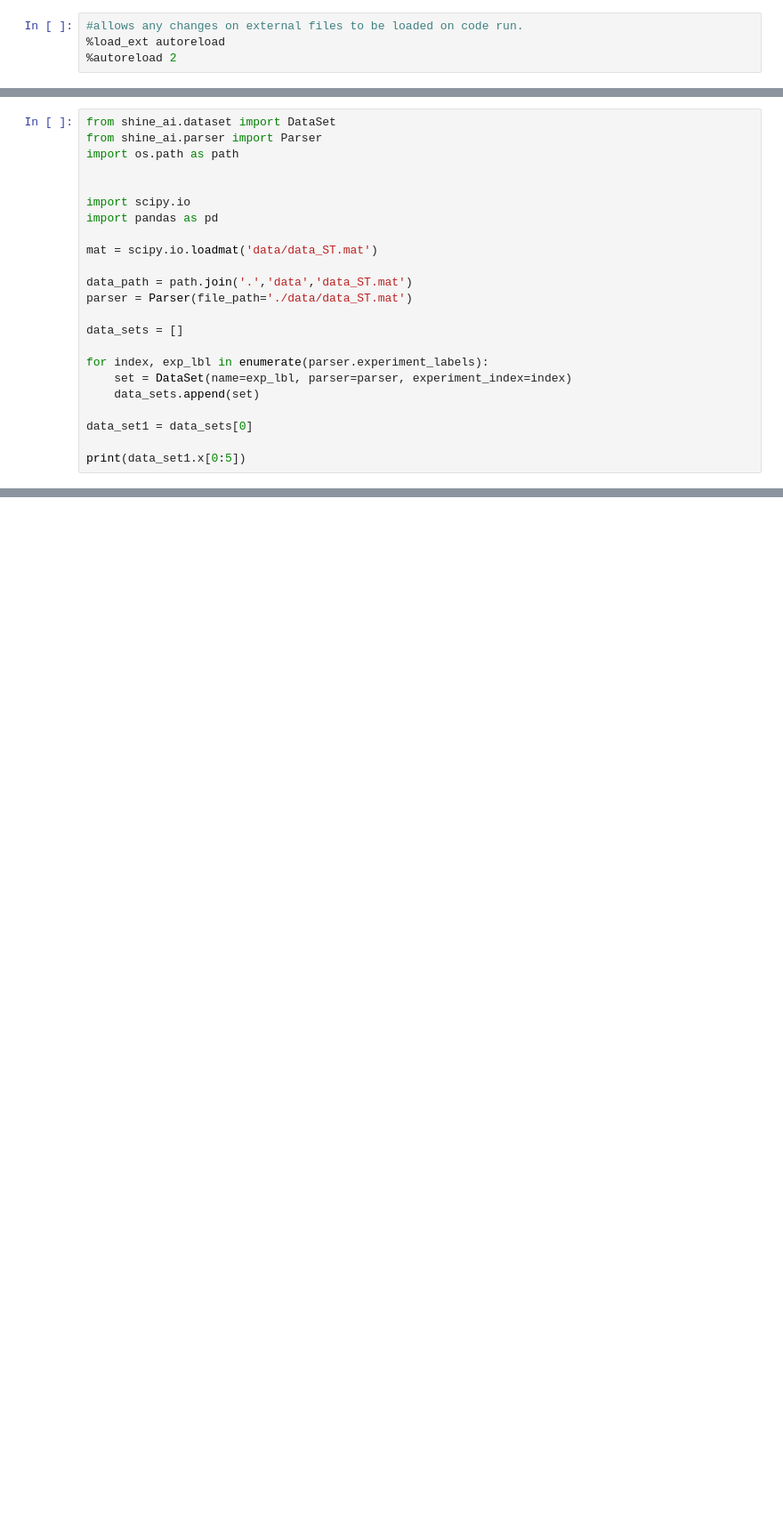
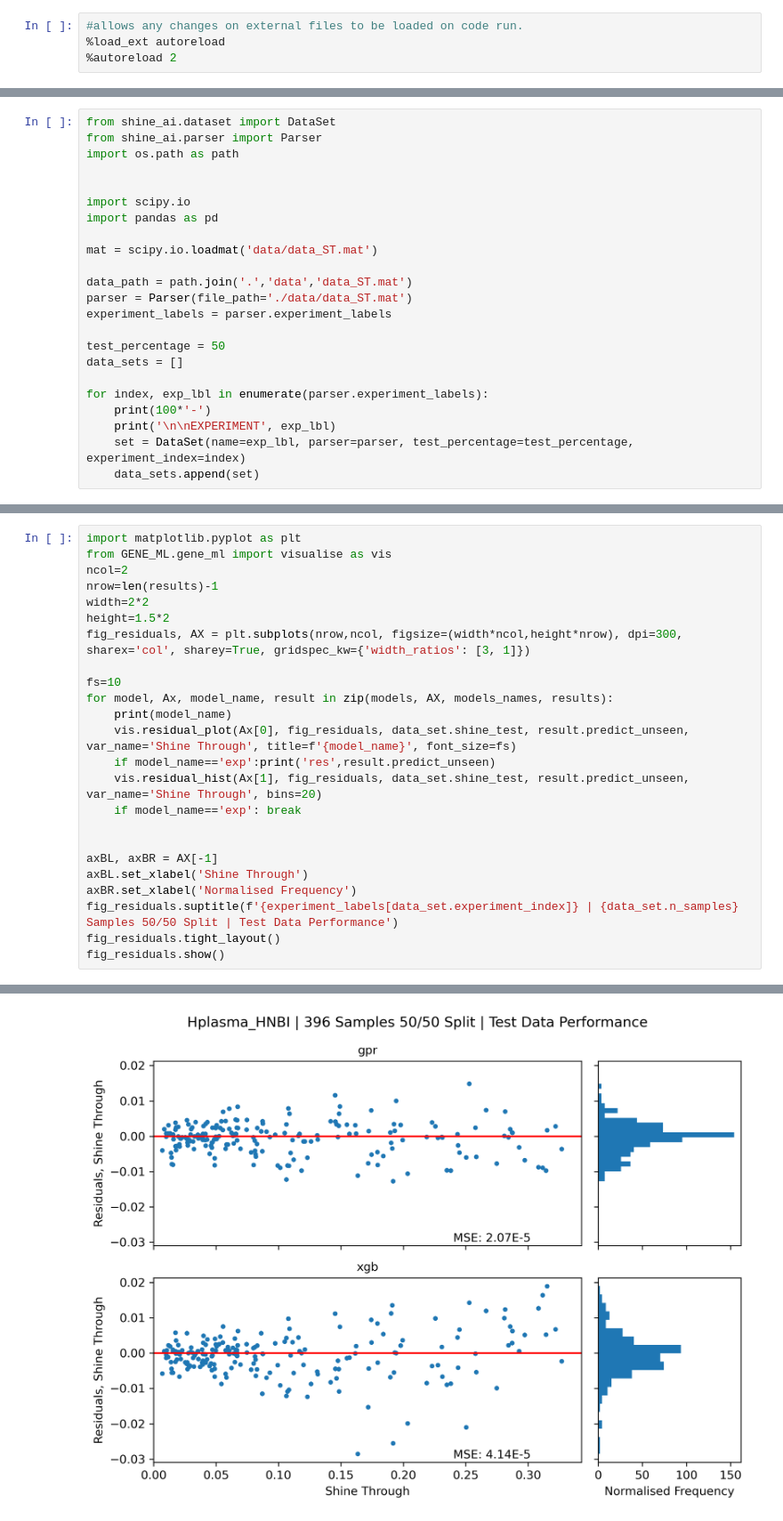
Before and after one commit to DanHarJor/ShineThrough, a Jupyter notebook: firstlook.ipynb, the cells around one changed output, grey strips where cells are left out. Shown at 89% size. Cells and saved outputs as stored; diff of their text form; blank space fills up the shorter version.

```diff
--- a/firstlook.ipynb
+++ b/firstlook.ipynb
@@ -15,14 +17,14 @@ mat = scipy.io.loadmat('data/data_ST.mat')
 
 data_path = path.join('.','data','data_ST.mat')
 parser = Parser(file_path='./data/data_ST.mat')
+experiment_labels = parser.experiment_labels
 
+test_percentage = 50
 data_sets = []
 
 for index, exp_lbl in enumerate(parser.experiment_labels):
-    set = DataSet(name=exp_lbl, parser=parser, experiment_index=index)
+    print(100*'-')
+    print('\n\nEXPERIMENT', exp_lbl)
+    set = DataSet(name=exp_lbl, parser=parser, test_percentage=test_percentage, experiment_index=index)
     data_sets.append(set)
-
-data_set1 = data_sets[0]
-
-print(data_set1.x[0:5])
 # %% [output]
@@ -70,0 +110,25 @@ TypeError: 'RangeIndex' object is not callable
+# %%
+import matplotlib.pyplot as plt
+from GENE_ML.gene_ml import visualise as vis
+ncol=2
+nrow=len(results)-1
+width=2*2
+height=1.5*2
+fig_residuals, AX = plt.subplots(nrow,ncol, figsize=(width*ncol,height*nrow), dpi=300, sharex='col', sharey=True, gridspec_kw={'width_ratios': [3, 1]})
+
+fs=10
+for model, Ax, model_name, result in zip(models, AX, models_names, results):
+    print(model_name)
+    vis.residual_plot(Ax[0], fig_residuals, data_set.shine_test, result.predict_unseen, var_name='Shine Through', title=f'{model_name}', font_size=fs)
+    if model_name=='exp':print('res',result.predict_unseen)
+    vis.residual_hist(Ax[1], fig_residuals, data_set.shine_test, result.predict_unseen, var_name='Shine Through', bins=20)
+    if model_name=='exp': break
+
+
+axBL, axBR = AX[-1]
+axBL.set_xlabel('Shine Through')
+axBR.set_xlabel('Normalised Frequency')
+fig_residuals.suptitle(f'{experiment_labels[data_set.experiment_index]} | {data_set.n_samples} Samples 50/50 Split | Test Data Performance')
+fig_residuals.tight_layout()
+fig_residuals.show()
+# %% [output]
@@ -70,0 +141 @@ TypeError: 'RangeIndex' object is not callable
+[figure, added]
```
Also changed, not shown: parts of 10 cells of this notebook, 5 other files.
